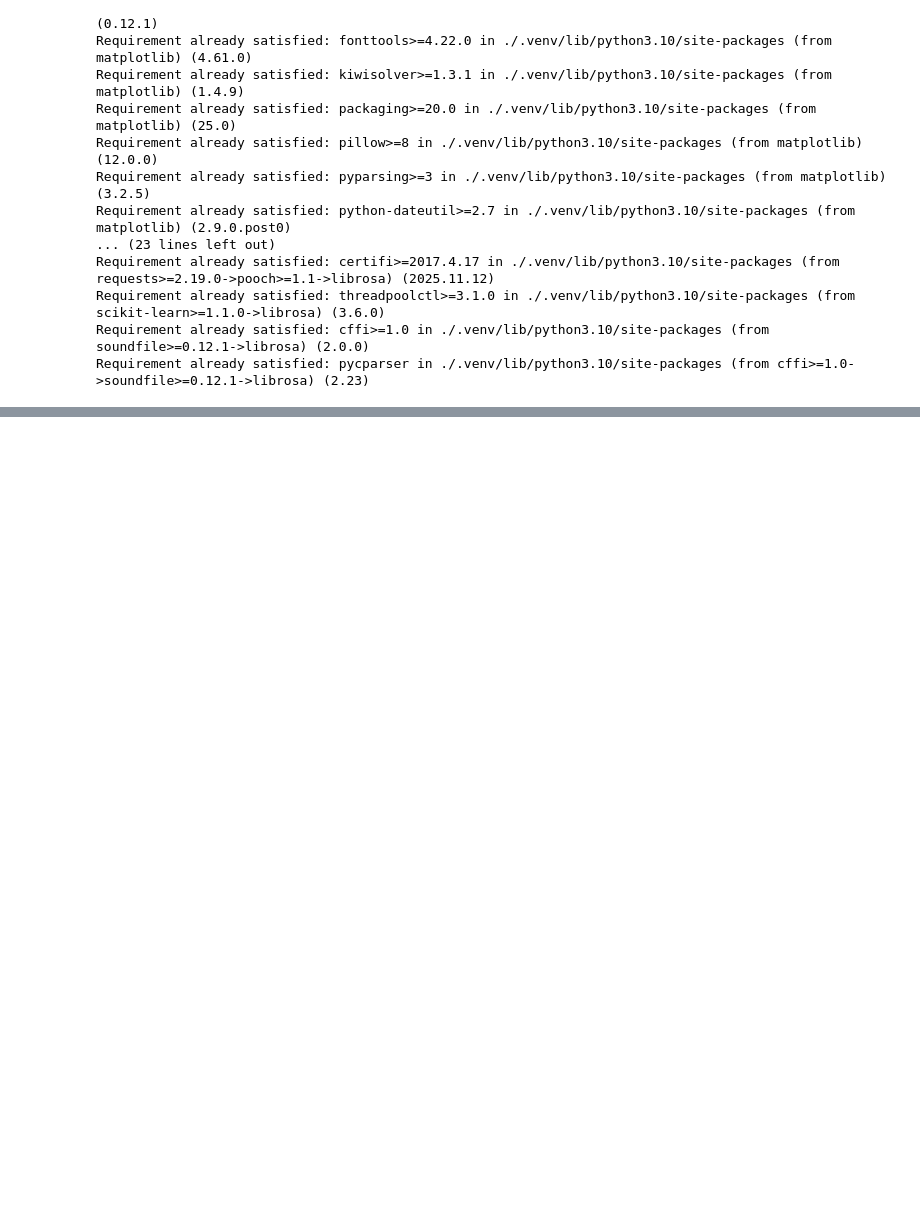
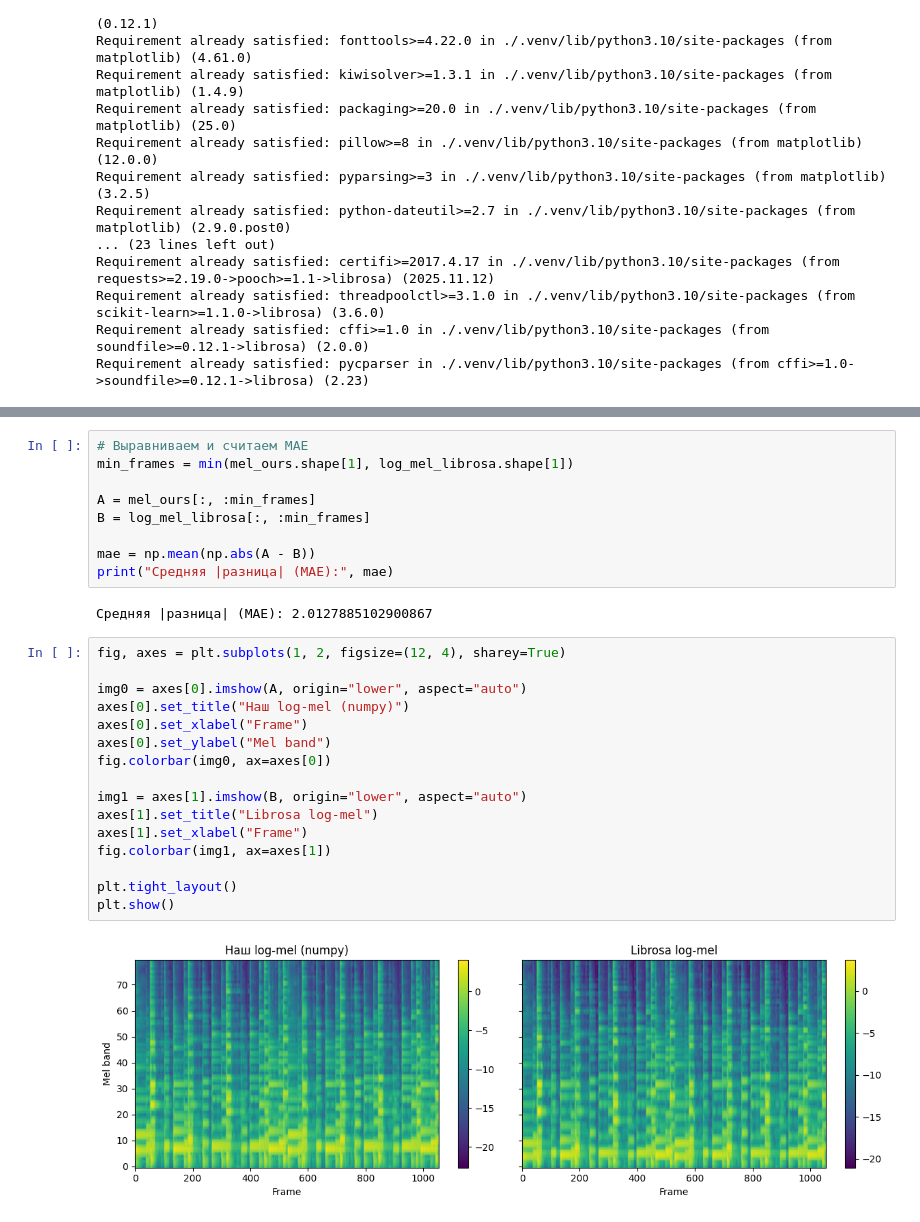
Before and after one commit to RahimGulyamov/speech_technology_mipt, a Jupyter notebook: 1_mel_spectogram.ipynb, the cells around one changed output, grey strips where cells are left out. Drawn from its saved outputs; the diff is of its cells as text; blank space fills up the shorter version.

```diff
--- a/1_mel_spectogram.ipynb
+++ b/1_mel_spectogram.ipynb
@@ -212,0 +266,29 @@ ModuleNotFoundError: No module named 'librosa'
+# %%
+# Выравниваем и считаем MAE
+min_frames = min(mel_ours.shape[1], log_mel_librosa.shape[1])
+
+A = mel_ours[:, :min_frames]
+B = log_mel_librosa[:, :min_frames]
+
+mae = np.mean(np.abs(A - B))
+print("Средняя |разница| (MAE):", mae)
+# %% [output]
+Средняя |разница| (MAE): 2.0127885102900867
+# %%
+fig, axes = plt.subplots(1, 2, figsize=(12, 4), sharey=True)
+
+img0 = axes[0].imshow(A, origin="lower", aspect="auto")
+axes[0].set_title("Наш log-mel (numpy)")
+axes[0].set_xlabel("Frame")
+axes[0].set_ylabel("Mel band")
+fig.colorbar(img0, ax=axes[0])
+
+img1 = axes[1].imshow(B, origin="lower", aspect="auto")
+axes[1].set_title("Librosa log-mel")
+axes[1].set_xlabel("Frame")
+fig.colorbar(img1, ax=axes[1])
+
+plt.tight_layout()
+plt.show()
+# %% [output]
+[figure, added]
```
Also changed, not shown: parts of 9 cells of this notebook.
